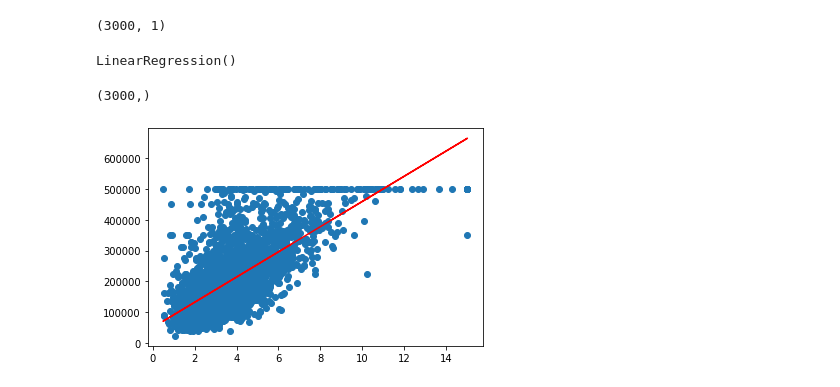
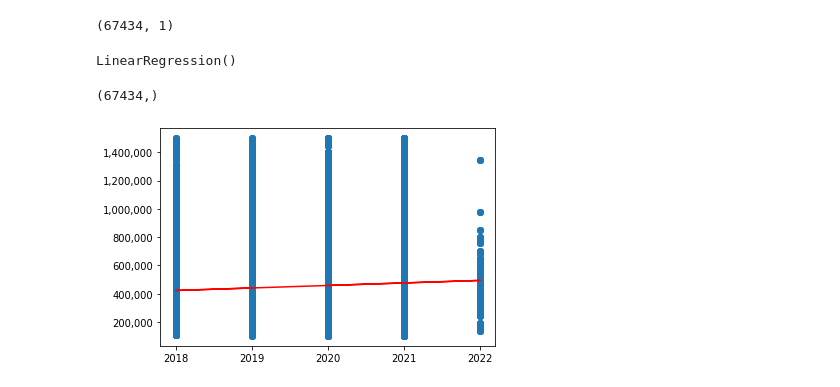
Before and after one commit to LinzStearns/CO_real_estate, a Jupyter notebook: ML_model_LinReg.ipynb, the cells around one changed output. Drawn from its saved outputs; the diff is of its cells as text; code cells hidden in the pictures.

```diff
--- a/ML_model_LinReg.ipynb
+++ b/ML_model_LinReg.ipynb
@@ -8,6 +9,6 @@ import matplotlib.pyplot as plt
 from sklearn.linear_model import LinearRegression
 # %%
 # Load in CSV as a DataFrame
-df = pd.read_csv(Path('/content/sample_data/california_housing_test.csv'))
-df.head()
+df = pd.read_csv(Path('/content/clean_housing.csv'))
+df.head(10)
 # %% [output]
@@ -28,14 +68,14 @@ plt.show()
 # %%
 # Independent variable located on X axis (variables that potentially impact housing cost - population, inflation rate, month)
-X = df.median_income.values.reshape(-1, 1)
+X = df.SALE_YEAR.values.reshape(-1, 1)
 # %%
 # Examine shape of X to ensure proper formatting for scikit learn
 X.shape
 # %% [output]
-(3000, 1)
+(67434, 1)
 # %%
 # Dependent variable located on the Y axis (housing price)
-y = df.median_house_value
+y = df.SALE_PRICE
 # %%
 # Create an instance of the Linear Regression model
 model = LinearRegression()
@@ -49,11 +89,14 @@ LinearRegression()
 y_pred = model.predict(X)
 print(y_pred.shape)
 # %% [output]
-(3000,)
+(67434,)
 # %%
 # Plot predictions
 plt.scatter(X, y)
 plt.plot(X, y_pred, color='red')
+plt.xticks(np.arange(min(df.SALE_YEAR), max(df.SALE_YEAR)+1, 1.0))
+current_values = plt.gca().get_yticks()
+plt.gca().set_yticklabels(['{:,.0f}'.format(y) for y in current_values])
 plt.show()
 # %% [output]
-[figure, old version]
+[figure, new version]
```
Also changed, not shown: parts of 7 cells of this notebook.
